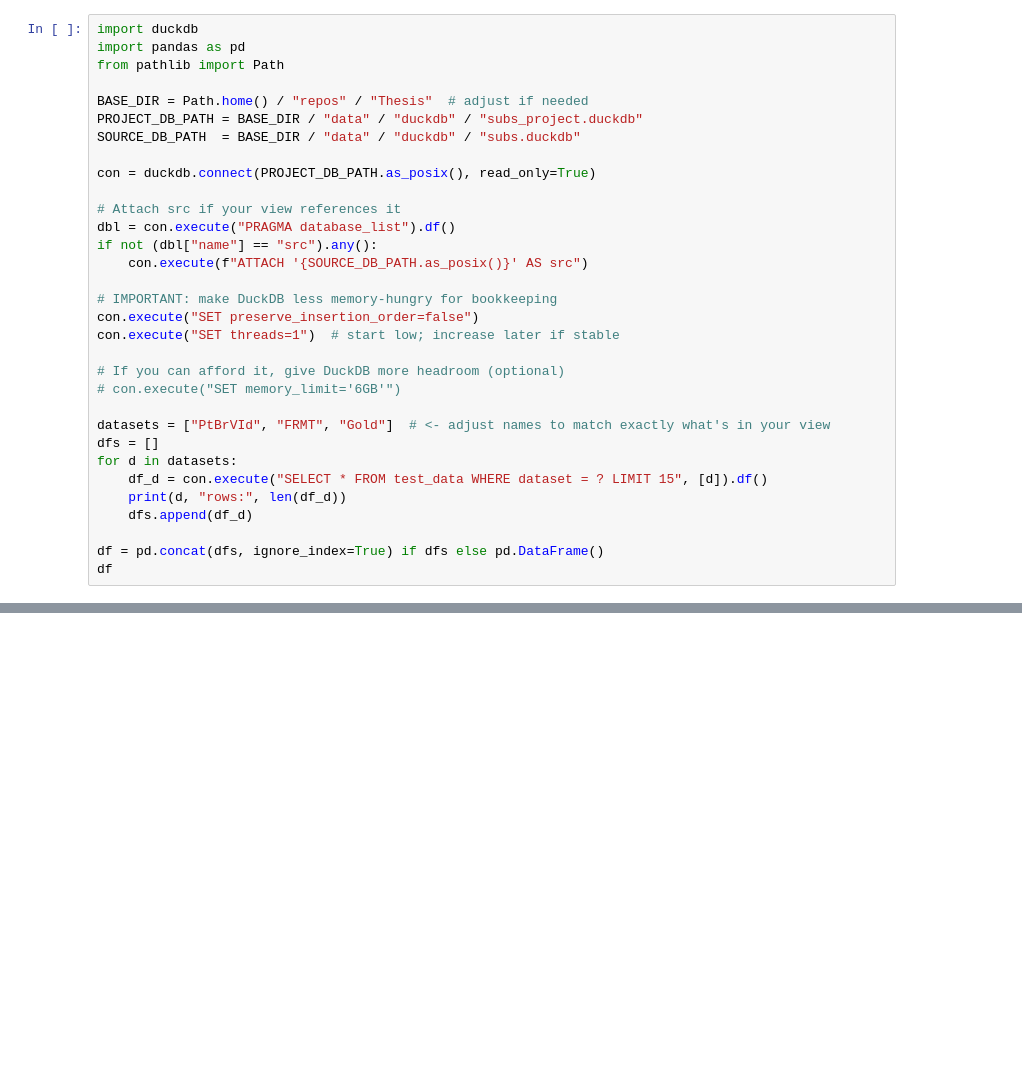
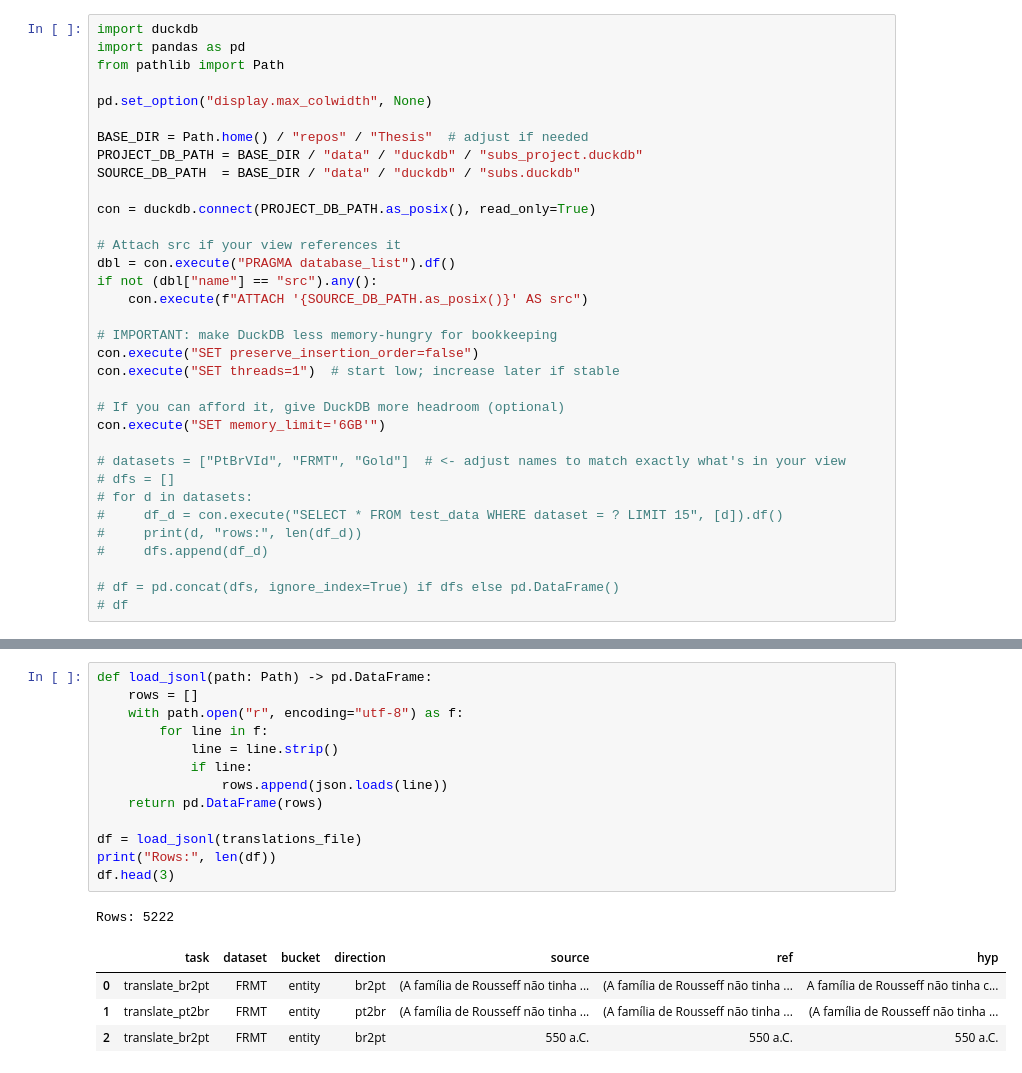
Before and after one commit to laiarodrigo/Thesis, a Jupyter notebook: eda's/12_test.ipynb, the cells around one changed output, grey strips where cells are left out. Drawn from its saved outputs; the diff is of its cells as text; blank space fills up the shorter version.

```diff
--- a/eda's/12_test.ipynb
+++ b/eda's/12_test.ipynb
@@ -2,6 +2,8 @@
 import duckdb
 import pandas as pd
 from pathlib import Path
+
+pd.set_option("display.max_colwidth", None)
 
 BASE_DIR = Path.home() / "repos" / "Thesis"  # adjust if needed
 PROJECT_DB_PATH = BASE_DIR / "data" / "duckdb" / "subs_project.duckdb"
@@ -19,15 +21,15 @@ con.execute("SET preserve_insertion_order=false")
 con.execute("SET threads=1")  # start low; increase later if stable
 
 # If you can afford it, give DuckDB more headroom (optional)
-# con.execute("SET memory_limit='6GB'")
+con.execute("SET memory_limit='6GB'")
 
-datasets = ["PtBrVId", "FRMT", "Gold"]  # <- adjust names to match exactly what's in your view
-dfs = []
-for d in datasets:
-    df_d = con.execute("SELECT * FROM test_data WHERE dataset = ? LIMIT 15", [d]).df()
-    print(d, "rows:", len(df_d))
-    dfs.append(df_d)
+# datasets = ["PtBrVId", "FRMT", "Gold"]  # <- adjust names to match exactly what's in your view
+# dfs = []
+# for d in datasets:
+#     df_d = con.execute("SELECT * FROM test_data WHERE dataset = ? LIMIT 15", [d]).df()
+#     print(d, "rows:", len(df_d))
+#     dfs.append(df_d)
 
-df = pd.concat(dfs, ignore_index=True) if dfs else pd.DataFrame()
-df
+# df = pd.concat(dfs, ignore_index=True) if dfs else pd.DataFrame()
+# df
 # %% [output]
@@ -95,0 +78,19 @@ df_by_split_train, df_by_split_test
+# %%
+def load_jsonl(path: Path) -> pd.DataFrame:
+    rows = []
+    with path.open("r", encoding="utf-8") as f:
+        for line in f:
+            line = line.strip()
+            if line:
+                rows.append(json.loads(line))
+    return pd.DataFrame(rows)
+
+df = load_jsonl(translations_file)
+print("Rows:", len(df))
+df.head(3)
+# %% [output]
+Rows: 5222
+|  | task | dataset | bucket | direction | source | ref | hyp |
+| 0 | translate_br2pt | FRMT | entity | br2pt | (A família de Rousseff não tinha ... | (A família de Rousseff não tinha ... | A família de Rousseff não tinha c... |
+| 1 | translate_pt2br | FRMT | entity | pt2br | (A família de Rousseff não tinha ... | (A família de Rousseff não tinha ... | (A família de Rousseff não tinha ... |
+| 2 | translate_br2pt | FRMT | entity | br2pt | 550 a.C. | 550 a.C. | 550 a.C. |
```
Also changed, not shown: parts of 7 cells of this notebook, 1 other file.
